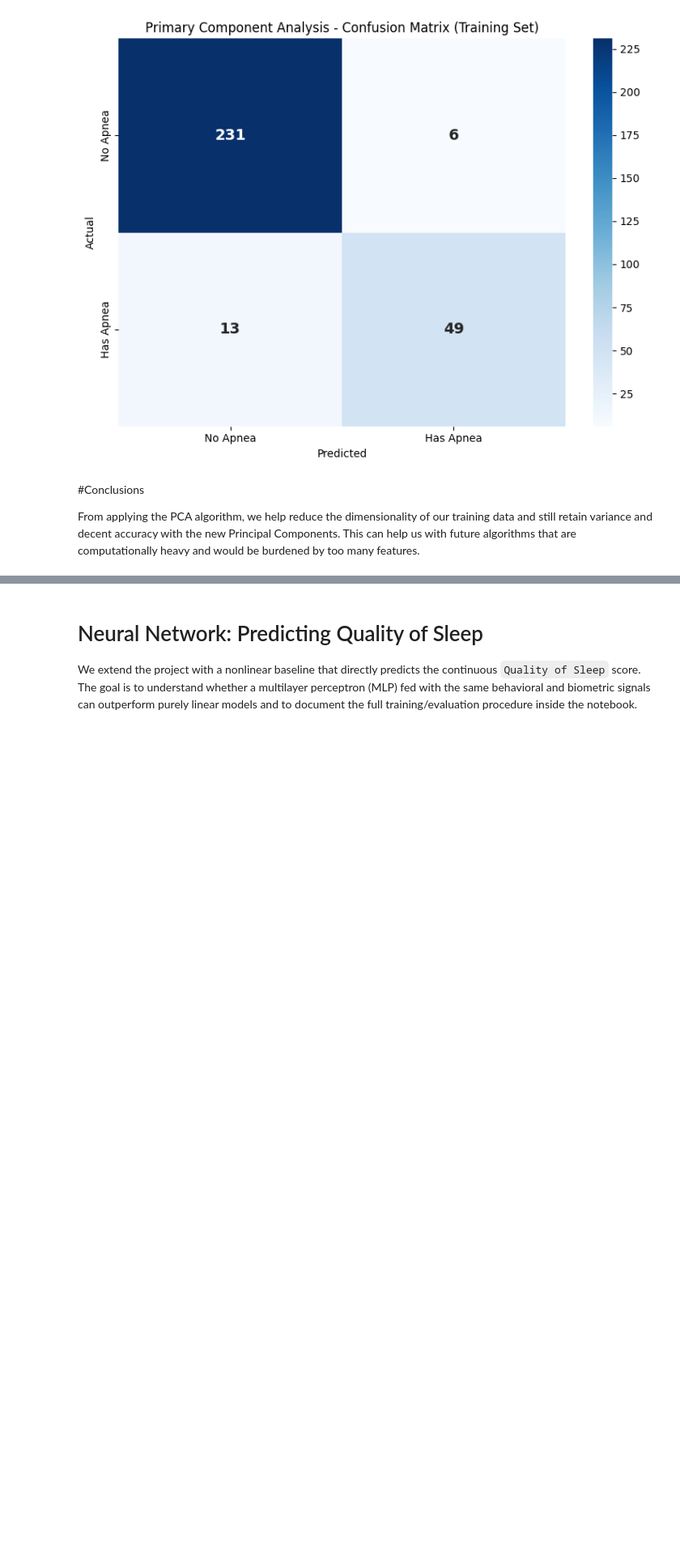
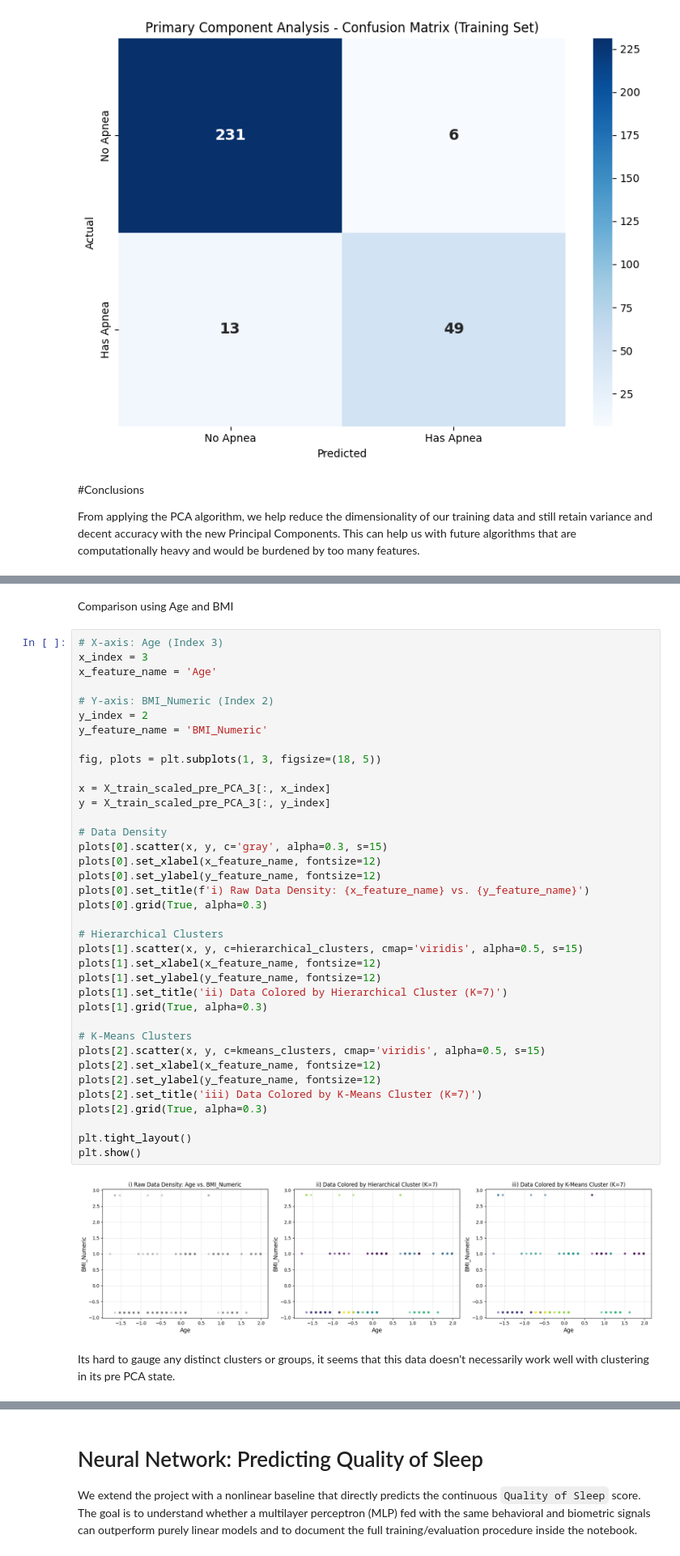
Before and after one commit to itswwong/csm148-project, a Jupyter notebook: CS148_Project.ipynb, the cells around one changed output, grey strips where cells are left out. Shown at 81% size. Drawn from its saved outputs; the diff is of its cells as text; blank space fills up the shorter version.

```diff
--- a/CS148_Project.ipynb
+++ b/CS148_Project.ipynb
@@ -1165,0 +1242,43 @@ From applying the PCA algorithm, we help reduce the dimensionality of our traini
+# %% [markdown]
+Comparison using Age and BMI
+# %%
+# X-axis: Age (Index 3)
+x_index = 3
+x_feature_name = 'Age'
+
+# Y-axis: BMI_Numeric (Index 2)
+y_index = 2
+y_feature_name = 'BMI_Numeric'
+
+fig, plots = plt.subplots(1, 3, figsize=(18, 5))
+
+x = X_train_scaled_pre_PCA_3[:, x_index]
+y = X_train_scaled_pre_PCA_3[:, y_index]
+
+# Data Density
+plots[0].scatter(x, y, c='gray', alpha=0.3, s=15)
+plots[0].set_xlabel(x_feature_name, fontsize=12)
+plots[0].set_ylabel(y_feature_name, fontsize=12)
+plots[0].set_title(f'i) Raw Data Density: {x_feature_name} vs. {y_feature_name}')
+plots[0].grid(True, alpha=0.3)
+
+# Hierarchical Clusters
+plots[1].scatter(x, y, c=hierarchical_clusters, cmap='viridis', alpha=0.5, s=15)
+plots[1].set_xlabel(x_feature_name, fontsize=12)
+plots[1].set_ylabel(y_feature_name, fontsize=12)
+plots[1].set_title('ii) Data Colored by Hierarchical Cluster (K=7)')
+plots[1].grid(True, alpha=0.3)
+
+# K-Means Clusters
+plots[2].scatter(x, y, c=kmeans_clusters, cmap='viridis', alpha=0.5, s=15)
+plots[2].set_xlabel(x_feature_name, fontsize=12)
+plots[2].set_ylabel(y_feature_name, fontsize=12)
+plots[2].set_title('iii) Data Colored by K-Means Cluster (K=7)')
+plots[2].grid(True, alpha=0.3)
+
+plt.tight_layout()
+plt.show()
+# %% [output]
+[figure, added]
+# %% [markdown]
+Its hard to gauge any distinct clusters or groups, it seems that this data doesn't necessarily work well with clustering in its pre PCA state.
```
Also changed, not shown: parts of 27 cells of this notebook.
